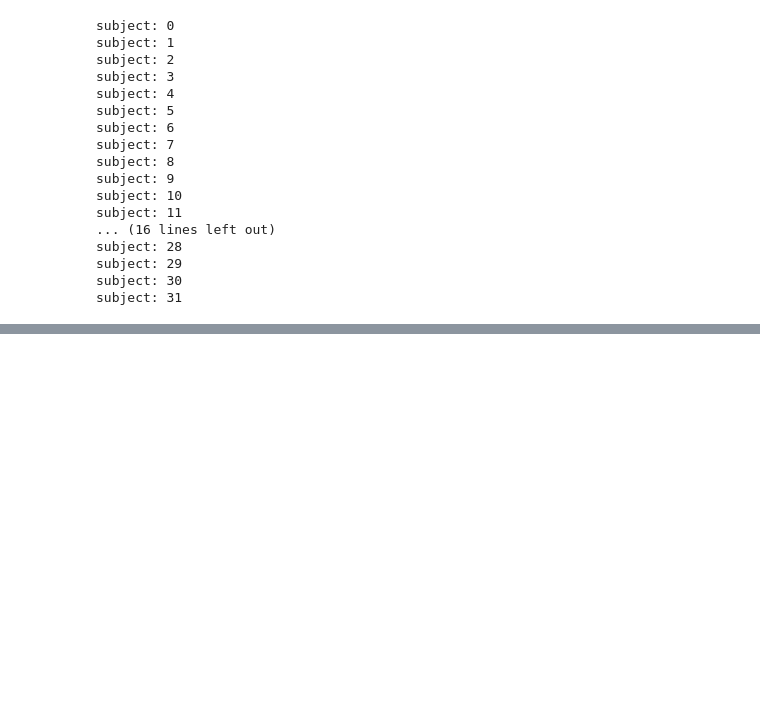
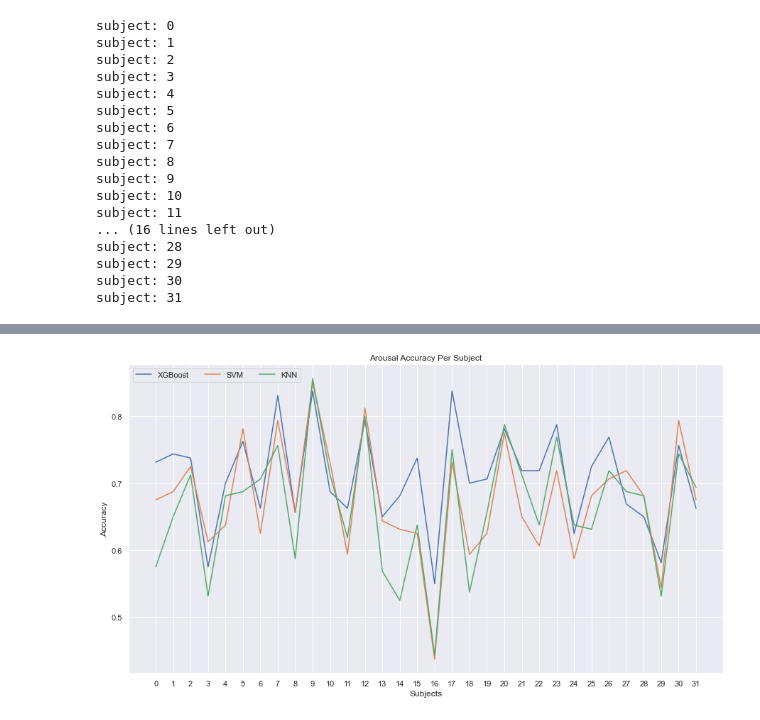
Before and after one commit to hanieas/EEG-Emotion-Recognition, a Jupyter notebook: Test Model - Scenario1 - Wavelet Features.ipynb, the cells around one changed output, grey strips where cells are left out. Saved outputs shown, nothing was run; the diff lists cells and outputs as text; code cells hidden in the pictures; blank space fills up the shorter version.

```diff
--- a/Test Model - Scenario1 - Wavelet Features.ipynb
+++ b/Test Model - Scenario1 - Wavelet Features.ipynb
@@ -168,14 +275,16 @@ plot.get_figure().savefig("arousal-powerFeatures.png")
 # %%
 rng = np.random.RandomState(0)
-x = np.arange(0,31,1)
+x = np.arange(0,32,1)
 y = np.array([xgboostArousal,svmArousal,knnArousal])
 y = np.einsum('ij->ji', y)
 
 fig = plt.figure(figsize=(15, 8))
 plt.plot(x, y)
 plt.title("Arousal Accuracy Per Subject")
 plt.xlabel("Subjects")
 plt.ylabel("Accuracy")
 fig.axes[0].set_xticks(np.arange(len(x)))
 plt.legend(['XGBoost','SVM','KNN'], ncol=3, loc='upper left');
-fig.get_figure().savefig("arousal-powerFeatures-allSubjects.png")
+fig.get_figure().savefig("Images/arousal-waveletFeatures-allSubjects.png")
+# %% [output]
+[figure, added]
```
Also changed, not shown: parts of 12 cells of this notebook, 6 other files.
